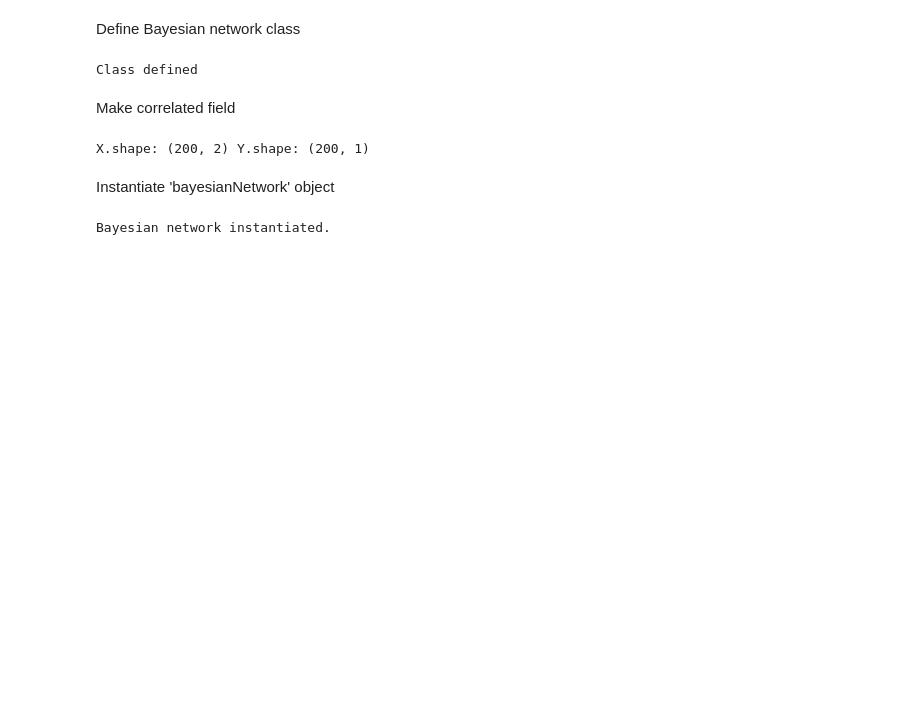
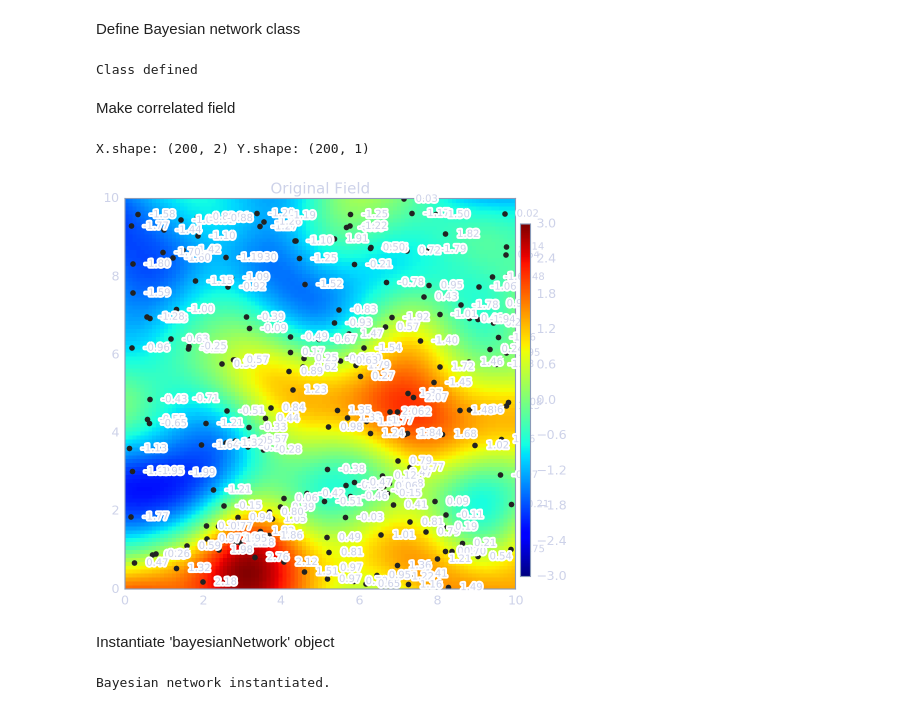
Before and after one commit to jeilove/kakaobrain, a Jupyter notebook: bayesnet/leveraged_Bayesian_network/demo_bayesnet.ipynb, the cells around one changed output. Saved outputs shown, nothing was run; the diff lists cells and outputs as text; code cells hidden in the pictures; blank space fills up the shorter version.

```diff
--- a/bayesnet/leveraged_Bayesian_network/demo_bayesnet.ipynb
+++ b/bayesnet/leveraged_Bayesian_network/demo_bayesnet.ipynb
@@ -217,21 +217,26 @@ Class defined
 # %% [markdown]
 Make correlated field
 # %%
-rSeed = 1
+rSeed = 0
 F = fields(_name='fields',_VERBOSE=False,_axisInfo=np.array([0,10,0,10]),
            _resFineInfo=np.array([100,100]),_resCoarseInfo=np.array([20,20]),_nField=10)
 levs = np.array([[1,1,1,1,0,0,0,-1,-1,-1]]).astype(np.float).T
 hyp = {'gain':1,'len':1/2.,'s2w':1e-10}
 F.genCorrelatedFields(_levs=levs,_rseed=rSeed,_hyp=hyp)
 F.getMeasurements(_nMeas=200,_rseed=rSeed)
 F.getAccumulatedMeas()
 # Use the first field
 firstField = F.fields[0]
-# firstField.plotField(_figsize=(7,7),_title='Original Field',_PLOT_COARSE=False,_PLOT_MEAS=True)
 X,Y = firstField.xyFineMeas,firstField.zFineMeas
+# Add noise
+firstQuadIdx = np.where((X[:,0]>5) & (X[:,1]>5))[0]
+Y[firstQuadIdx,:] = 4.0*np.random.rand(len(firstQuadIdx),1)-2.0
+firstField.zFineMeas = Y
+firstField.plotField(_figsize=(7,7),_title='Original Field',_PLOT_COARSE=False,_PLOT_MEAS=True)
 print 'X.shape:',X.shape,'Y.shape:',Y.shape
 # %% [output]
 X.shape: (200, 2) Y.shape: (200, 1)
+[figure, added]
 # %% [markdown]
 Instantiate 'bayesianNetwork' object
 # %%
```
Also changed, not shown: parts of 8 cells of this notebook, 2 other files.
